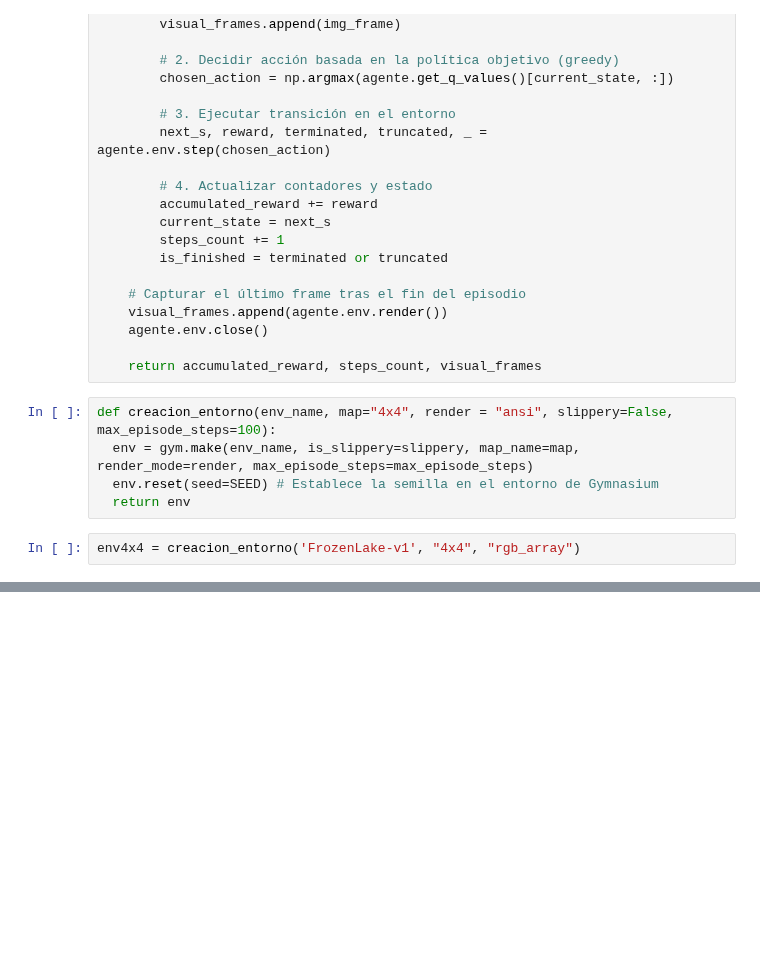
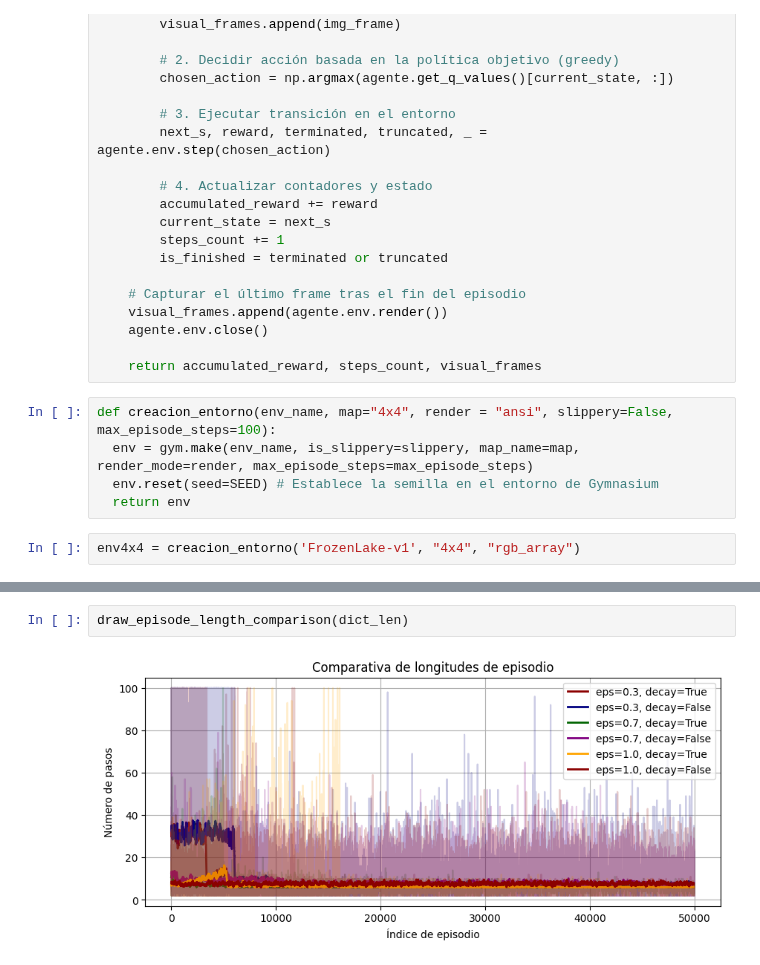
Before and after one commit to angelms2003/FernandezMartinezPolo-EML-RL, a Jupyter notebook: Entornos_Complejos/MonteCarlo-OffPolicy.ipynb, the cells around one changed output, grey strips where cells are left out. Cells and saved outputs as stored; diff of their text form; blank space fills up the shorter version.

```diff
--- a/Entornos_Complejos/MonteCarlo-OffPolicy.ipynb
+++ b/Entornos_Complejos/MonteCarlo-OffPolicy.ipynb
@@ -360,0 +418,4 @@ def draw_episode_length_comparison(length_dict):
+# %%
+draw_episode_length_comparison(dict_len)
+# %% [output]
+[figure, added]
```
Also changed, not shown: parts of 14 cells of this notebook, 1 other file.
